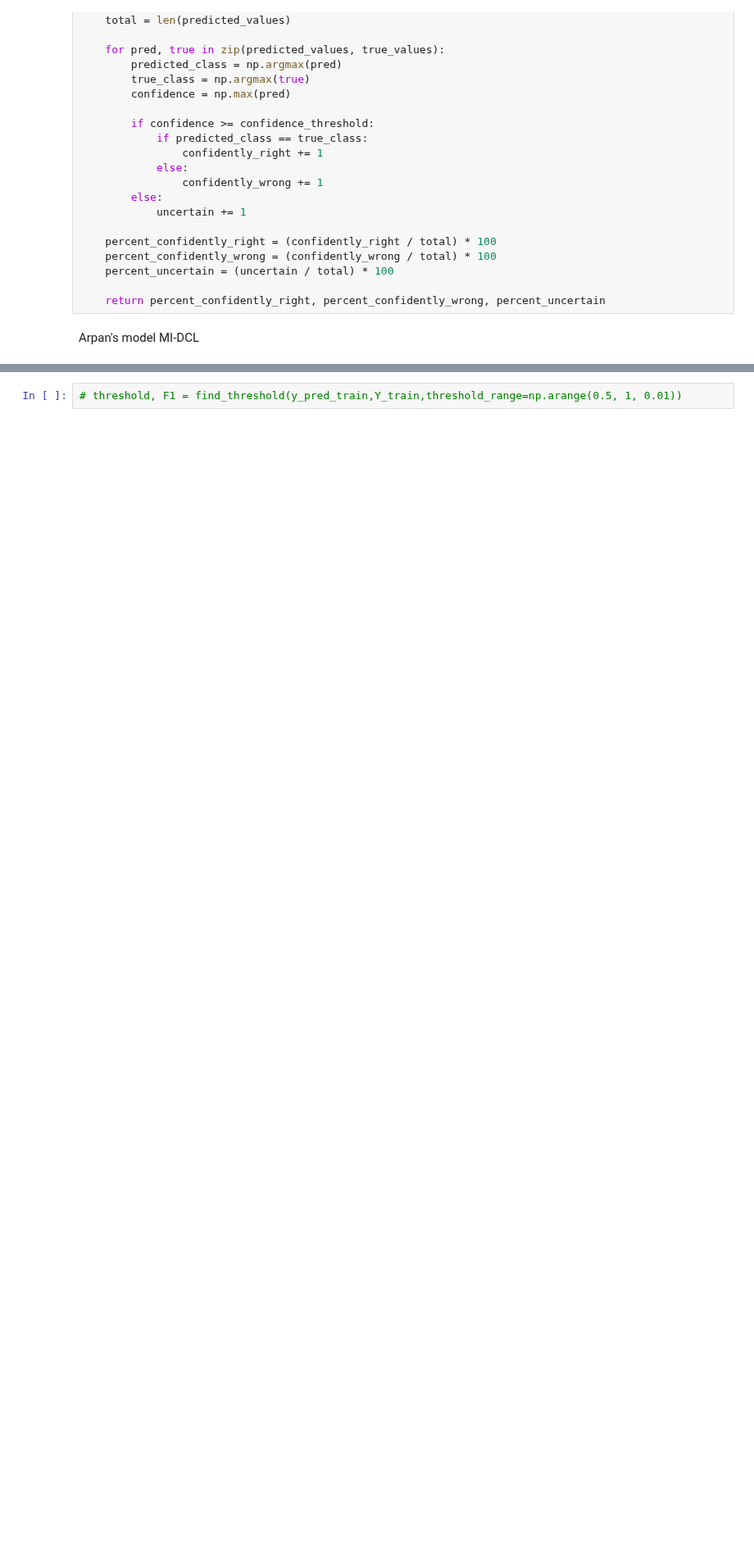
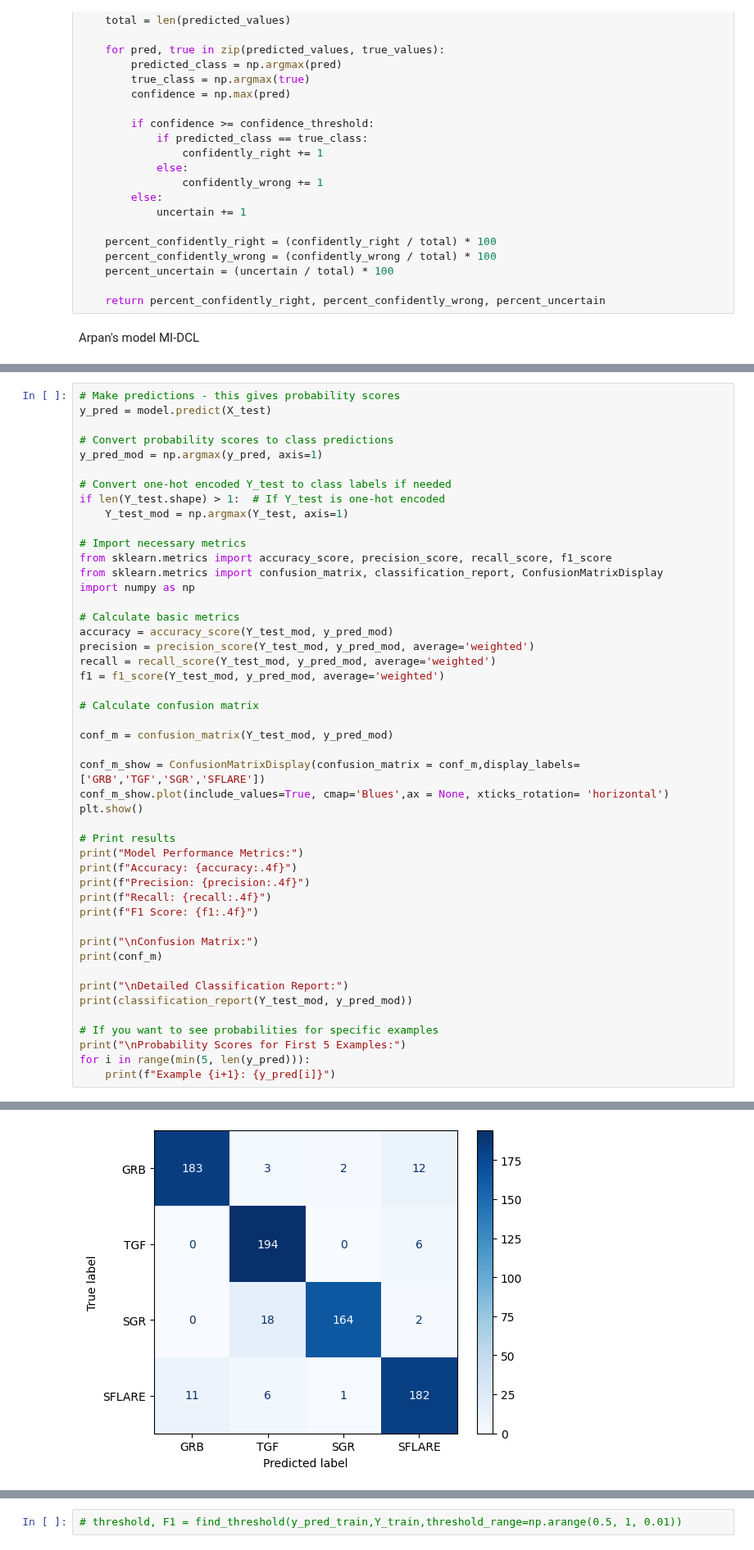
Before and after one commit to ArpanJohn/Transient_Classification, a Jupyter notebook: CNN-testing.ipynb, the cells around one changed output, grey strips where cells are left out. Shown at 82% size. Drawn from its saved outputs; the diff is of its cells as text; blank space fills up the shorter version.

```diff
--- a/CNN-testing.ipynb
+++ b/CNN-testing.ipynb
@@ -643,0 +644,48 @@ y_pred_train = model.predict(X_train)
+# %%
+# Make predictions - this gives probability scores
+y_pred = model.predict(X_test)
+
+# Convert probability scores to class predictions
+y_pred_mod = np.argmax(y_pred, axis=1)
+
+# Convert one-hot encoded Y_test to class labels if needed
+if len(Y_test.shape) > 1:  # If Y_test is one-hot encoded
+    Y_test_mod = np.argmax(Y_test, axis=1)
+
+# Import necessary metrics
+from sklearn.metrics import accuracy_score, precision_score, recall_score, f1_score
+from sklearn.metrics import confusion_matrix, classification_report, ConfusionMatrixDisplay
+import numpy as np
+
+# Calculate basic metrics
+accuracy = accuracy_score(Y_test_mod, y_pred_mod)
+precision = precision_score(Y_test_mod, y_pred_mod, average='weighted')
+recall = recall_score(Y_test_mod, y_pred_mod, average='weighted')
+f1 = f1_score(Y_test_mod, y_pred_mod, average='weighted')
+
+# Calculate confusion matrix
+
+conf_m = confusion_matrix(Y_test_mod, y_pred_mod)
+
+conf_m_show = ConfusionMatrixDisplay(confusion_matrix = conf_m,display_labels=['GRB','TGF','SGR','SFLARE'])
+conf_m_show.plot(include_values=True, cmap='Blues',ax = None, xticks_rotation= 'horizontal')
+plt.show()
+
+# Print results
+print("Model Performance Metrics:")
+print(f"Accuracy: {accuracy:.4f}")
+print(f"Precision: {precision:.4f}")
+print(f"Recall: {recall:.4f}")
+print(f"F1 Score: {f1:.4f}")
+
+print("\nConfusion Matrix:")
+print(conf_m)
+
+print("\nDetailed Classification Report:")
+print(classification_report(Y_test_mod, y_pred_mod))
+
+# If you want to see probabilities for specific examples
+print("\nProbability Scores for First 5 Examples:")
+for i in range(min(5, len(y_pred))):
+    print(f"Example {i+1}: {y_pred[i]}")
+# %% [output]
@@ -643,0 +693 @@ y_pred_train = model.predict(X_train)
+[figure, added]
```
Also changed, not shown: parts of 13 cells of this notebook, 1 other file.
